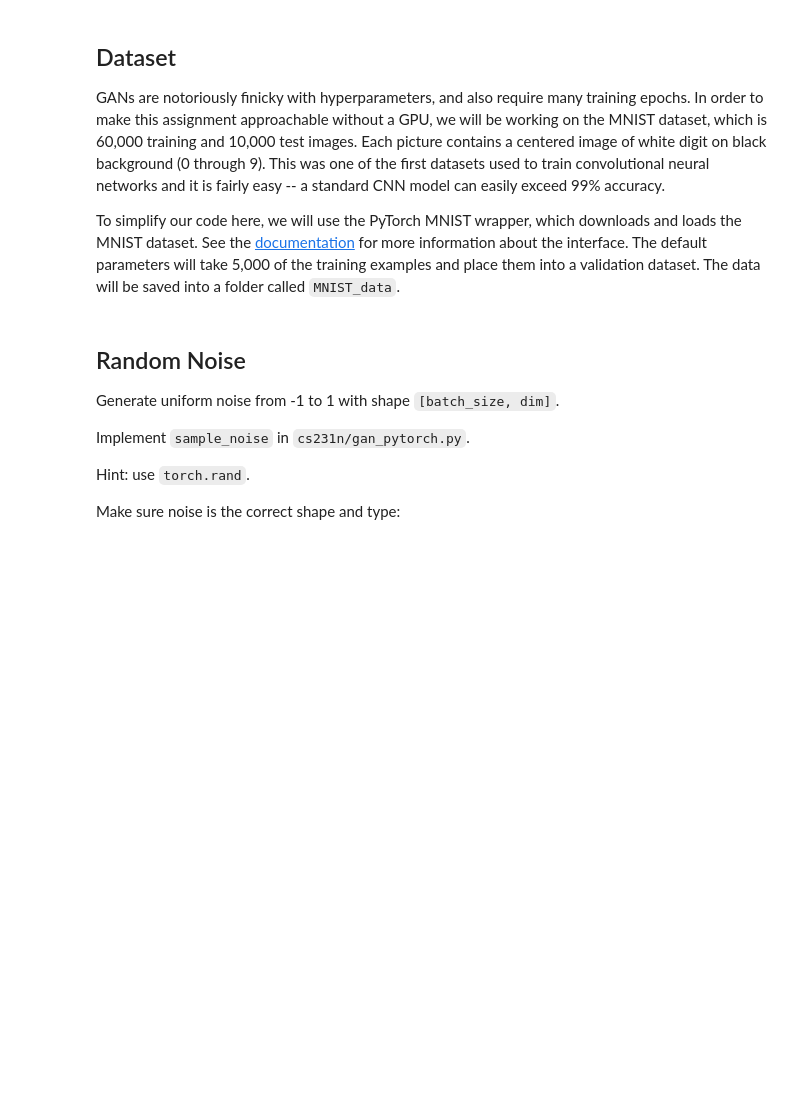
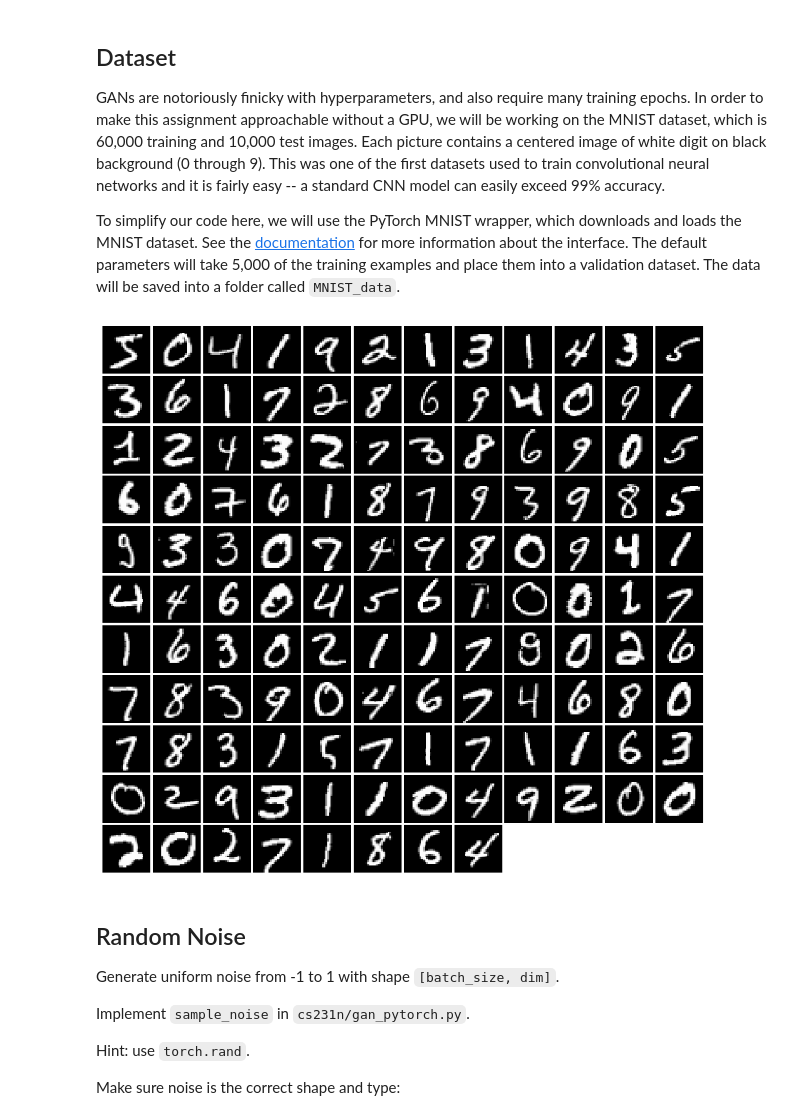
Before and after one commit to CS-liujf/cs280, a Jupyter notebook: CS280_Spring24_hw4/Part_B_Coding/Generative_Adversarial_Networks_PyTorch.ipynb, the cells around one changed output. Saved outputs shown, nothing was run; the diff lists cells and outputs as text; code cells hidden in the pictures; blank space fills up the shorter version.

```diff
--- a/CS280_Spring24_hw4/Part_B_Coding/Generative_Adversarial_Networks_PyTorch.ipynb
+++ b/CS280_Spring24_hw4/Part_B_Coding/Generative_Adversarial_Networks_PyTorch.ipynb
@@ -89,23 +89,25 @@ To simplify our code here, we will use the PyTorch MNIST wrapper, which download
 # %%
 NUM_TRAIN = 50000
 NUM_VAL = 5000
 
 NOISE_DIM = 96
 batch_size = 128
 
 mnist_train = dset.MNIST('./cs231n/datasets/MNIST_data', train=True, download=True,
                            transform=T.ToTensor())
 loader_train = DataLoader(mnist_train, batch_size=batch_size,
                           sampler=ChunkSampler(NUM_TRAIN, 0))
 
 mnist_val = dset.MNIST('./cs231n/datasets/MNIST_data', train=True, download=True,
                            transform=T.ToTensor())
 loader_val = DataLoader(mnist_val, batch_size=batch_size,
                         sampler=ChunkSampler(NUM_VAL, NUM_TRAIN))
 
 
-imgs = loader_train.__iter__().next()[0].view(batch_size, 784).numpy().squeeze()
+imgs = loader_train.__iter__().__next__()[0].view(batch_size, 784).numpy().squeeze()
 show_images(imgs)
+# %% [output]
+[figure, added]
 # %% [markdown]
 ## Random Noise
 Generate uniform noise from -1 to 1 with shape `[batch_size, dim]`.
```
Also changed, not shown: parts of 1 cell of this notebook, 1 other file.
